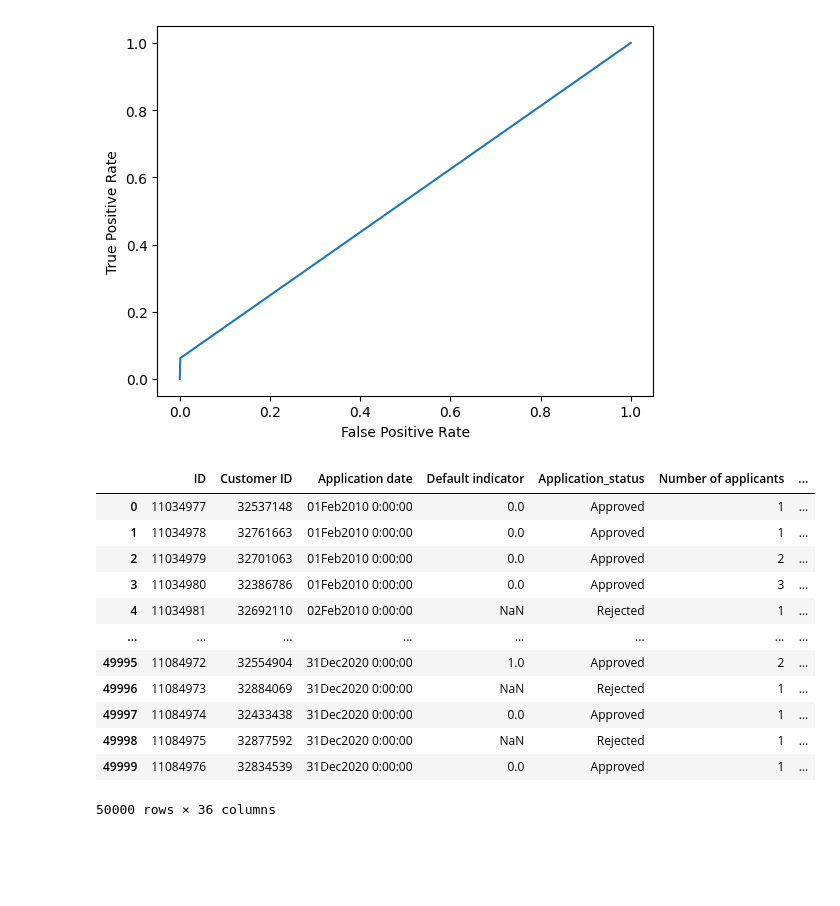
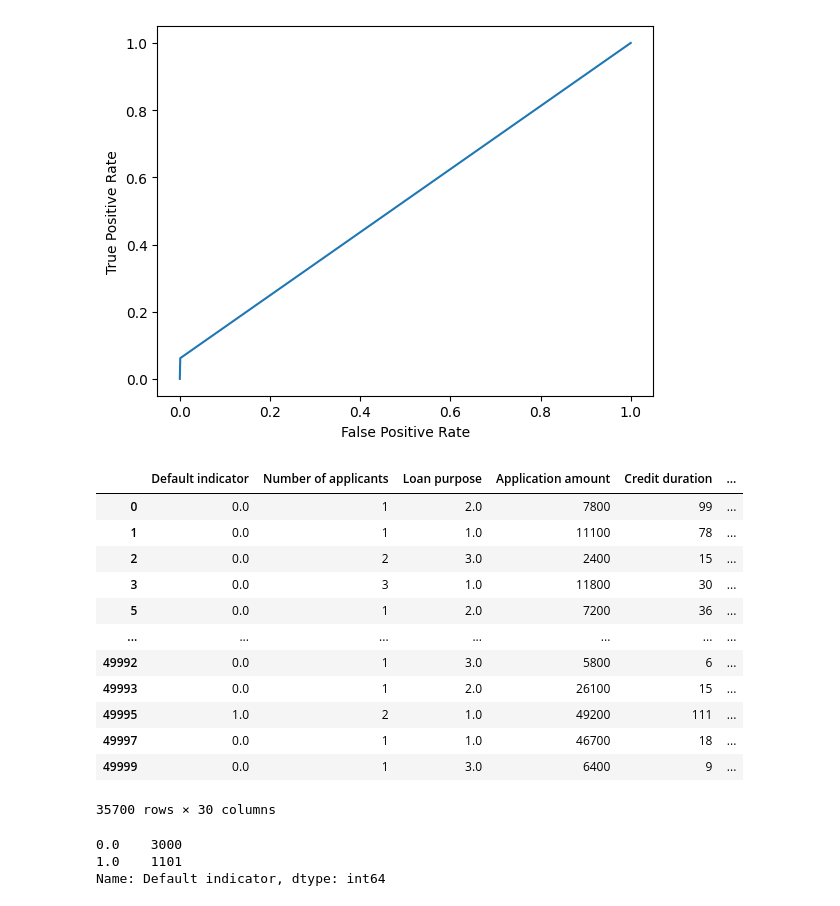
Before and after one commit to Jagodno/Pre-selection-Assignment, a Jupyter notebook: ml.ipynb, the cells around one changed output. Drawn from its saved outputs; the diff is of its cells as text; code cells hidden in the pictures; blank space fills up the shorter version.

```diff
--- a/ml.ipynb
+++ b/ml.ipynb
@@ -3,4 +3,14 @@ import statsmodels.api as sm
 import pandas as pd
 import source.utils as ut
 import matplotlib.pyplot as plt
+# %%
+df = ut.get_dataFrame_withShortCols()
+
+
+df['employment date'] = pd.to_datetime(df['employment date'], format='%d%b%Y', errors = 'coerce')
+df['Application date'] = pd.to_datetime(df['Application date'])
+df['date dif'] = df['Application date'] - df['employment date']
+df['date dif'] = pd.to_numeric(df['date dif'].dt.days, downcast='integer')
+
+cleanedDF = ut.data_cleaner(df)
 # %%
@@ -74,19 +83,53 @@ plt.ylabel('True Positive Rate')
 # %% [output]
 Text(0, 0.5, 'True Positive Rate')
 [figure]
-# %%
-df
-# %% [output]
-|  | ID | Customer ID | Application date | Default indicator | Application_status | Number of applicants | ... |
-| 0 | 11034977 | 32537148 | 01Feb2010 0:00:00 | 0.0 | Approved | 1 | ... |
-| 1 | 11034978 | 32761663 | 01Feb2010 0:00:00 | 0.0 | Approved | 1 | ... |
-| 2 | 11034979 | 32701063 | 01Feb2010 0:00:00 | 0.0 | Approved | 2 | ... |
-| 3 | 11034980 | 32386786 | 01Feb2010 0:00:00 | 0.0 | Approved | 3 | ... |
-| 4 | 11034981 | 32692110 | 02Feb2010 0:00:00 | NaN | Rejected | 1 | ... |
-| ... | ... | ... | ... | ... | ... | ... | ... |
-| 49995 | 11084972 | 32554904 | 31Dec2020 0:00:00 | 1.0 | Approved | 2 | ... |
-| 49996 | 11084973 | 32884069 | 31Dec2020 0:00:00 | NaN | Rejected | 1 | ... |
-| 49997 | 11084974 | 32433438 | 31Dec2020 0:00:00 | 0.0 | Approved | 1 | ... |
-| 49998 | 11084975 | 32877592 | 31Dec2020 0:00:00 | NaN | Rejected | 1 | ... |
-| 49999 | 11084976 | 32834539 | 31Dec2020 0:00:00 | 0.0 | Approved | 1 | ... |
-50000 rows × 36 columns
+# %%
+cleanedDF = cleanedDF[['Default indicator', 'Number of applicants',
+       'Loan purpose', 'Application amount', 'Credit duration',
+       'Payment frequency', 'Installment amount', 'Value of the goods',
+       'income of main applicant', 'income of second applicant',
+       'profession of main applicant', 'profession of second applicant',
+       'marital status of main applicant',
+       'number of children of main applicant',
+       'number of dependences of main applicant', 'Spendings estimation',
+       'Property ownership for property renovation',
+       'Clasification of the vehicle',
+       'Number of requests during the last 3 months',
+       'Number of requests during the last 6 months',
+       'Number of requests during the last 9 months',
+       'Number of requests during the last 12 months', 'Limit on credit card',
+       'Amount on current account', 'Amount on savings account',
+       'Arrear in last 3 months', 'Arrear in last 12 months',
+       'Credit bureau score', 'Average income', 'date dif']]
+
+
+for column in cleanedDF.columns:
+    cleanedDF[column] = cleanedDF[column].fillna(cleanedDF[column].mean())
+
+cleanedDF
+# %% [output]
+|  | Default indicator | Number of applicants | Loan purpose | Application amount | Credit duration | ... |
+| 0 | 0.0 | 1 | 2.0 | 7800 | 99 | ... |
+| 1 | 0.0 | 1 | 1.0 | 11100 | 78 | ... |
+| 2 | 0.0 | 2 | 3.0 | 2400 | 15 | ... |
+| 3 | 0.0 | 3 | 1.0 | 11800 | 30 | ... |
+| 5 | 0.0 | 1 | 2.0 | 7200 | 36 | ... |
+| ... | ... | ... | ... | ... | ... | ... |
+| 49992 | 0.0 | 1 | 3.0 | 5800 | 6 | ... |
+| 49993 | 0.0 | 1 | 2.0 | 26100 | 15 | ... |
+| 49995 | 1.0 | 2 | 1.0 | 49200 | 111 | ... |
+| 49997 | 0.0 | 1 | 1.0 | 46700 | 18 | ... |
+| 49999 | 0.0 | 1 | 3.0 | 6400 | 9 | ... |
+35700 rows × 30 columns
+# %%
+cleanedDFNegative = cleanedDF[cleanedDF['Default indicator'] == 0]
+
+numberOfNegatives = 3000
+cleanedDFNegativeSample = cleanedDFNegative.sample(n=numberOfNegatives, random_state=2137)
+
+readyDF = pd.concat([cleanedDFNegativeSample, cleanedDF[cleanedDF['Default indicator'] == 1]])
+readyDF['Default indicator'].value_counts()
+# %% [output]
+0.0    3000
+1.0    1101
+Name: Default indicator, dtype: int64
```
Also changed, not shown: parts of 6 cells of this notebook.
